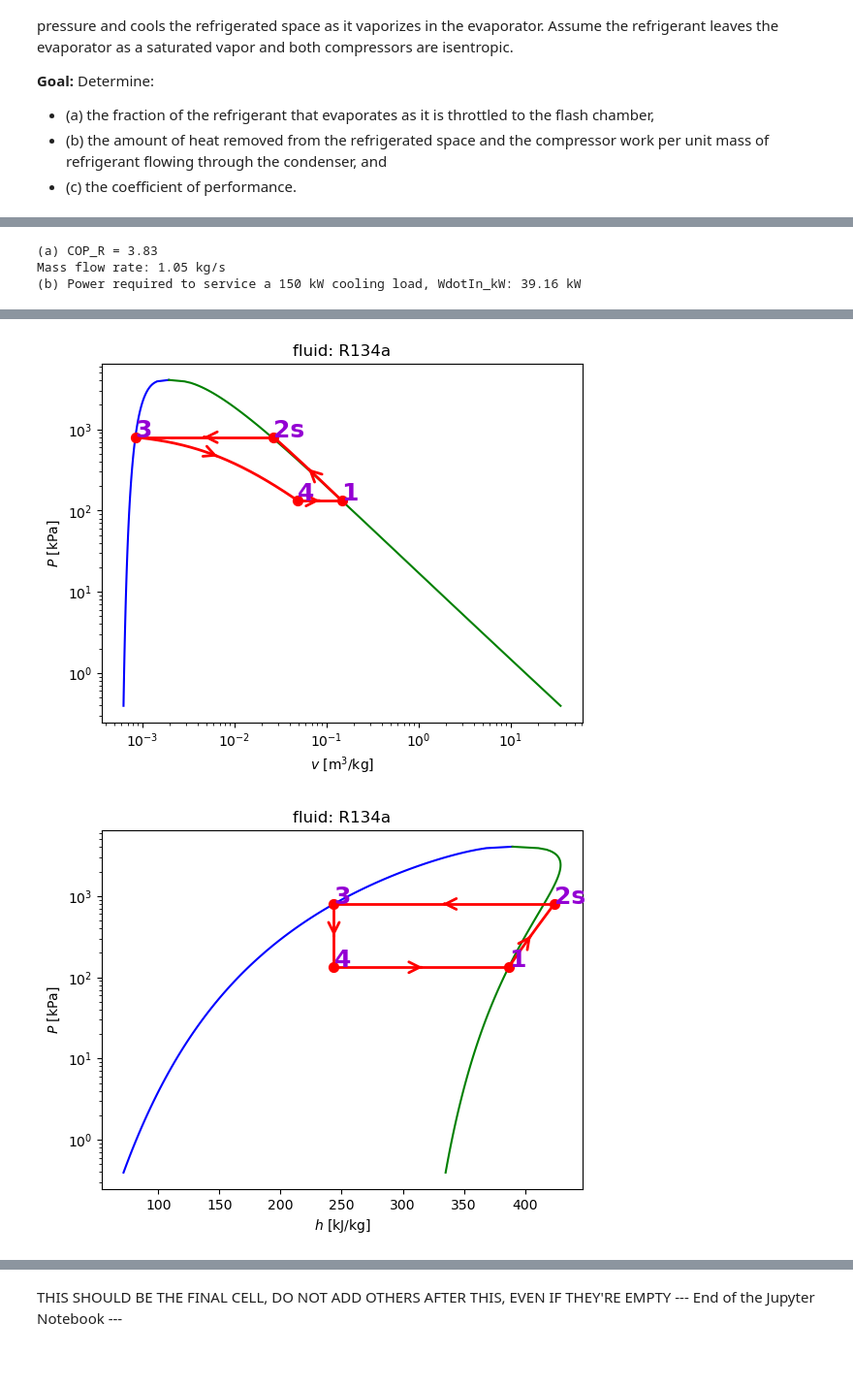
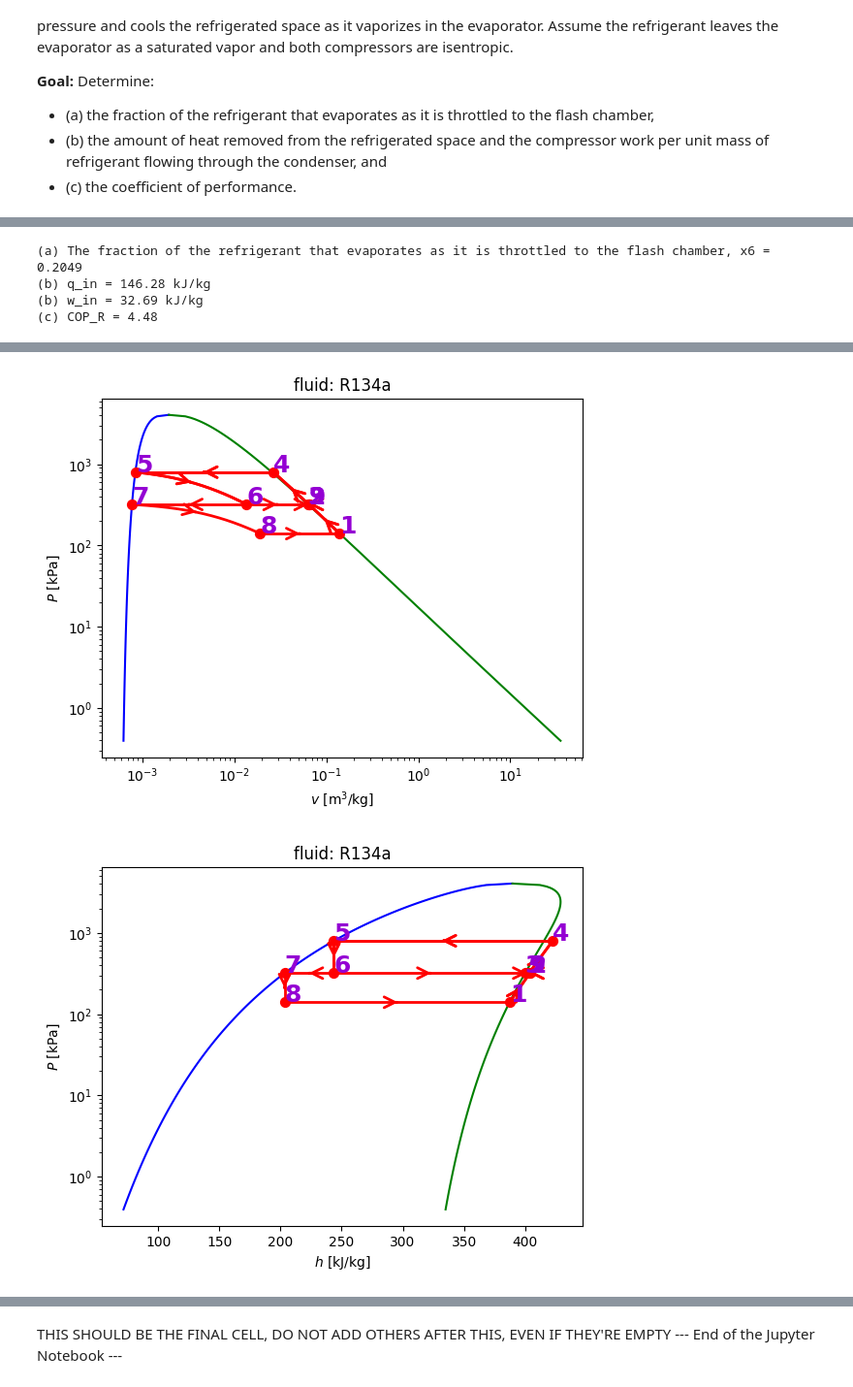
Before and after one commit to ucb-me-40/CalorAI, a Jupyter notebook: data/examples/jupyterNotebooks/refrigerationCycleFlashChamber.ipynb, the cells around one changed output, grey strips where cells are left out. Shown at 97% size. Saved outputs shown, nothing was run; the diff lists cells and outputs as text; code cells hidden in the pictures; blank space fills up the shorter version.

```diff
--- a/data/examples/jupyterNotebooks/refrigerationCycleFlashChamber.ipynb
+++ b/data/examples/jupyterNotebooks/refrigerationCycleFlashChamber.ipynb
@@ -222,23 +283,16 @@ Requirement already satisfied: texttable>=1.6.2 in /Users/thomschu/anaconda3/lib
 # %%
 # 6 Calculations (Code Cell)
-#QH = QL + Win => Win = QH - QL
-#COP = QL / Win = QL/(QH - QL)
-qL_kJperKg = st1.h - st4.h
-qH_kJperKg = st2s.h - st3.h
-COP = qL_kJperKg/(qH_kJperKg-qL_kJperKg)
-print(f"(a) COP_R = {COP:.2f}")
+print(f"(a) The fraction of the refrigerant that evaporates as it is throttled to the flash chamber, x6 = {st6.x:.4f}")
 
-mdot_kgPerS = QdotL_kW/qL_kJperKg
-print(f"Mass flow rate: {mdot_kgPerS:.2f} kg/s")
+qIn_kJperKg = y*(st1.h - st8.h)
+wIn_kJperKg = y * (st2.h - st1.h) + (st4.h - st9.h)
+print(f"(b) q_in = {qIn_kJperKg:.2f} kJ/kg")
+print(f"(b) w_in = {wIn_kJperKg:.2f} kJ/kg")
 
-# Win = QH - QL
-# win = qH - qL
-wIn_kJperKg = qH_kJperKg-qL_kJperKg
-WdotIn_kW = wIn_kJperKg*mdot_kgPerS
-print(f"(b) Power required to service a 150 kW cooling load, WdotIn_kW: {WdotIn_kW:.2f} kW")
+COP = qIn_kJperKg/wIn_kJperKg
+print(f"(c) COP_R = {COP:.2f}")
 
-pr = th.process([(st1,st2s),(st2s,st3),(st3,st4),(st4,st1)])
-
+pr = th.process([(st1,st2),(st2,st9),(st9,st4),(st4,st5),(st5,st6),(st6,st7),(st7,st8),(st8,st1),(st1,st2),(st2,st9),(st9,st4),(st4,st5),(st5,st6),(st6,st3),(st3,st9)])
 fig1 = pr.plot('Ts');
 fig2 = pr.plot('pv');
 fig3 = pr.plot('ph');
@@ -247,6 +301,7 @@ fig3 = pr.plot('ph');
 #fig2.savefig("figure_2.pdf")
 #fig3.savefig("figure_3.pdf")
 # %% [output]
-(a) COP_R = 3.83
-Mass flow rate: 1.05 kg/s
-(b) Power required to service a 150 kW cooling load, WdotIn_kW: 39.16 kW
+(a) The fraction of the refrigerant that evaporates as it is throttled to the flash chamber, x6 = 0.2049
+(b) q_in = 146.28 kJ/kg
+(b) w_in = 32.69 kJ/kg
+(c) COP_R = 4.48
@@ -254,4 +309,4 @@ Mass flow rate: 1.05 kg/s
-[figure, old version]
+[figure, new version]
-[figure, old version]
+[figure, new version]
 # %% [markdown]
 ## 7. Summary and Reasoning
```
Also changed, not shown: parts of 6 cells of this notebook.
